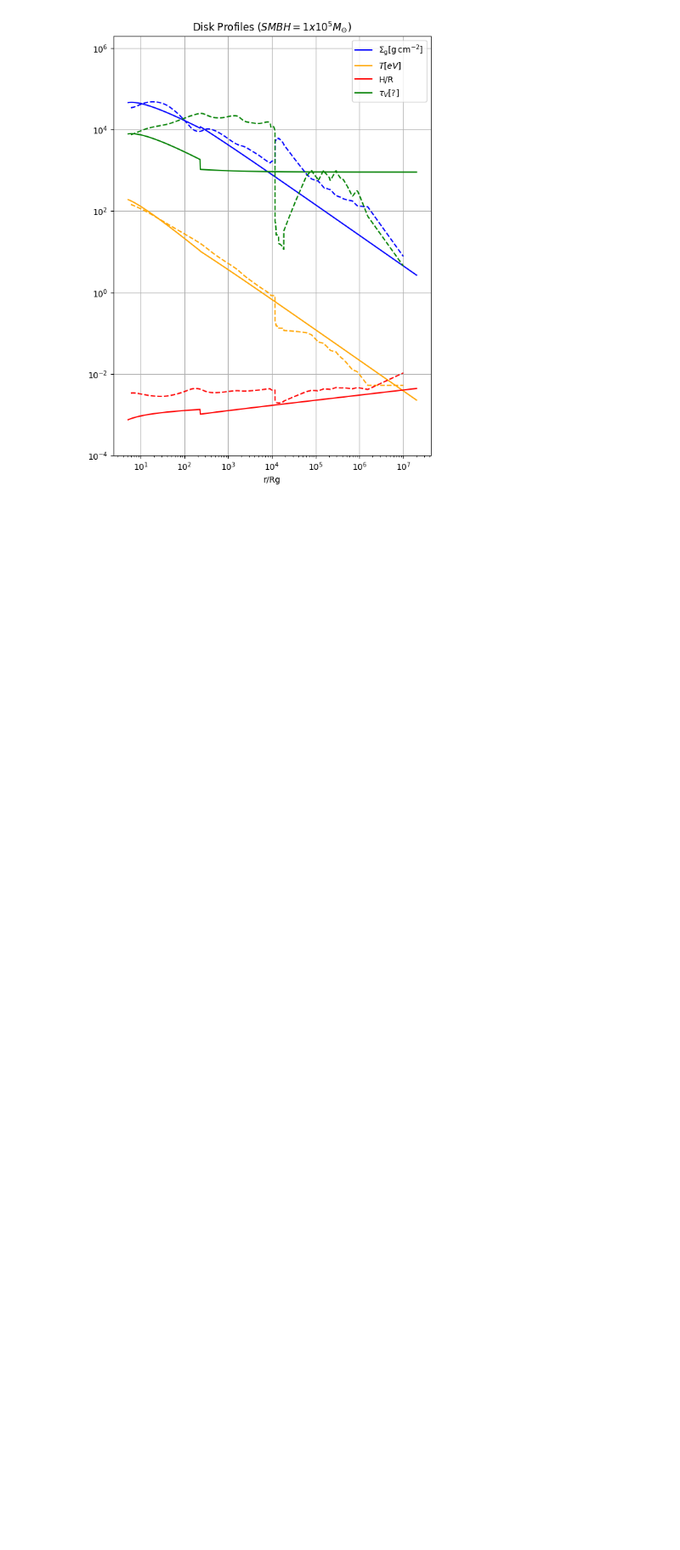
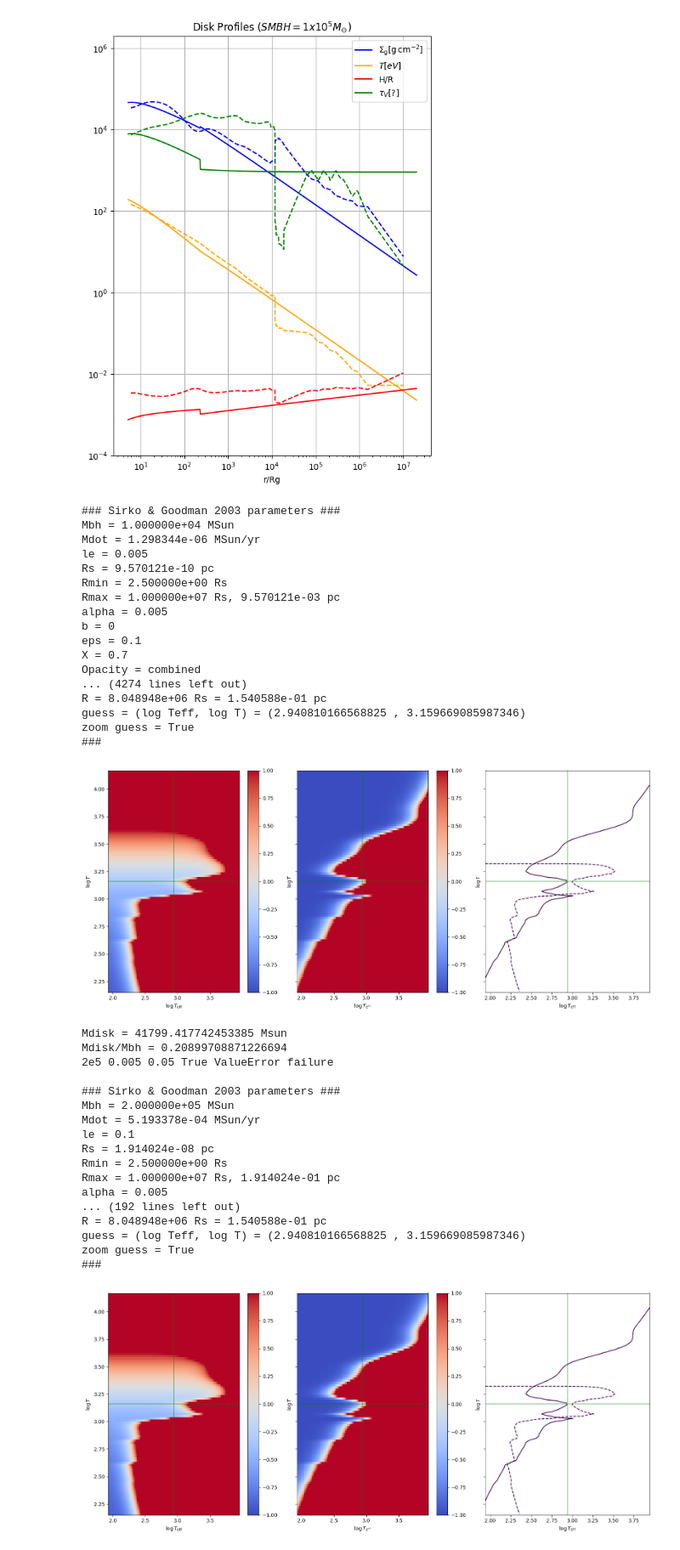
Before and after one commit to jt-stevenson/EMRIs_test, a Jupyter notebook: disk_profiles.ipynb, the cells around one changed output. Shown at 85% size. Saved outputs shown, nothing was run; the diff lists cells and outputs as text; code cells hidden in the pictures; blank space fills up the shorter version.

```diff
--- a/disk_profiles.ipynb
+++ b/disk_profiles.ipynb
@@ -428,13 +428,13 @@ def compute_torque(disk, M, Mbh, TT):
 # %%
 mass_sec=np.genfromtxt("BHs_single_Zsun_rapid_nospin.dat",usecols=(0),skip_header=3,unpack=True)
 winds=True
-plot=True
-save=False
+plot=False
+save=True
 
 powers = 4,5,6,7
-digits = 1, 5
-alphas = 0.01, 0.1
-les = 0.01, 0.05
+digits = 1, 2, 3, 5, 8,
+alphas = 0.005, 0.01, 0.1, 0.5
+les = 0.005, 0.01, 0.025, 0.05, 0.1, 0.25, 0.5, 1
 
 dir_name = f"Torques/SG/Wind/Mig_Torques/"
 if not os.path.exists(dir_name):
@@ -448,17 +448,16 @@ for MBH_power in powers:
         for alpha in alphas:
             for le in les:
                 Mbh=MBH_digit * 10**MBH_power * ct.MSun
-                Mmean=10 * ct.MSun
+                Mmean=5 * ct.MSun
                 eps=0.1
                 spin=0.9
 
                 Ledd=jscript.Ledd(Mbh, X=0.7)
                 Mdot_edd = Ledd / (eps*ct.c ** 2)
                 Mdot = le * Mdot_edd
-                mdot=Mdot/Mdot_edd
 
                 TT='G23'
-                DT='sg'
+                DT='SG'
 
                 if DT=="SG":
                     disk = pagn.SirkoAGN(Mbh=Mbh, alpha=alpha, le=le, eps=eps)
@@ -468,11 +467,11 @@ for MBH_power in powers:
 
                 # print(f'mdot:{disk.Mdot/Mdot_edd}')
 
-                if DT=="NT":
-                    disk = Novikov.NovikovThorneAGN(Mbh=Mbh, alpha=alpha, mdot=mdot, eps=eps, spin=spin)
-                    Rmin = disk.Rmin
-                    Rmax = disk.Rmax
-                    disk.solve_disk()
+                # if DT=="NT":
+                #     disk = Novikov.NovikovThorneAGN(Mbh=Mbh, alpha=alpha, le=le, eps=eps, spin=spin)
+                #     Rmin = disk.Rmin
+                #     Rmax = disk.Rmax
+                #     disk.solve_disk()
 
                 R_G=Mbh * ct.G /(ct.c*ct.c)
                 Rsch = 2 * ct.G * Mbh / ct.c**2
@@ -577,31 +576,68 @@ for MBH_power in powers:
 
 
                     sign_changes = np.where(np.diff(np.sign(mean_Gamma_tot)) != 0)[0]
                     split_indices = np.concatenate(([0], sign_changes + 1, [len(Rs)]))
 
                     for i in range(len(split_indices) - 1):
                         start, end = split_indices[i], split_indices[i + 1]
                         R_seg = Rs[start:end] *2
                         G_seg = mean_Gamma_tot[start:end]
                         if np.all(G_seg > 0):
                             ax.plot(R_seg, np.abs(G_seg), 'k--', label='$|\Gamma_{tot}| >0$' if i == 1 else "", color='darkslateblue')
                         elif np.all(G_seg < 0):
                             ax.plot(R_seg, np.abs(G_seg), 'k-', label='$|\Gamma_{tot}| <0$' if i == 0 else "", color='darkslateblue')
 
                     ax.set_xscale('log')
                     ax.set_yscale('log')
                     ax.set_xlabel(r'R [R$_{\rm g}$]')
                     ax.set_ylabel(r'$|\Gamma|$ [cgs]')
-                    # ax.set_ylim([9e25,1e41])
+                    ax.set_ylim([9e25,1e41])
                     ax.set_xlim([0.5e1,1e7])
                     ax.set_title(f'Migration Torques ($SMBH = {MBH_digit}x10^{MBH_power}$'r'${M_{\odot}})$')
 
                     plt.legend()
                     plt.grid()
                     plt.tight_layout()
                     if save==True:
                         plt.savefig(f'Torques/{DT}/Wind/Mig_Torques/MBH_Xe{MBH_power}/MBH{MBH_digit}e{MBH_power}_alpha{alpha}_le_{le}_damped.pdf', format='pdf', dpi=300)
                     plt.show()
 
 
 file.close()
+# %% [output]
+### Sirko & Goodman 2003 parameters ###
+Mbh = 1.000000e+04 MSun
+Mdot = 1.298344e-06 MSun/yr
+le = 0.005
+Rs = 9.570121e-10 pc
+Rmin = 2.500000e+00 Rs
+Rmax = 1.000000e+07 Rs, 9.570121e-03 pc
+alpha = 0.005
+b = 0
+eps = 0.1
+X = 0.7
+Opacity = combined
+... (4274 lines left out)
+R = 8.048948e+06 Rs = 1.540588e-01 pc
+guess = (log Teff, log T) = (2.940810166568825 , 3.159669085987346)
+zoom guess = True
+###
+[figure, added]
+Mdisk = 41799.417742453385 Msun
+Mdisk/Mbh = 0.20899708871226694
+2e5 0.005 0.05 True ValueError failure
+
+### Sirko & Goodman 2003 parameters ###
+Mbh = 2.000000e+05 MSun
+Mdot = 5.193378e-04 MSun/yr
+le = 0.1
+Rs = 1.914024e-08 pc
+Rmin = 2.500000e+00 Rs
+Rmax = 1.000000e+07 Rs, 1.914024e-01 pc
+alpha = 0.005
+... (192 lines left out)
+R = 8.048948e+06 Rs = 1.540588e-01 pc
+guess = (log Teff, log T) = (2.940810166568825 , 3.159669085987346)
+zoom guess = True
+###
+[figure, added]
```
Also changed, not shown: parts of 3 cells of this notebook, 5 other files.
